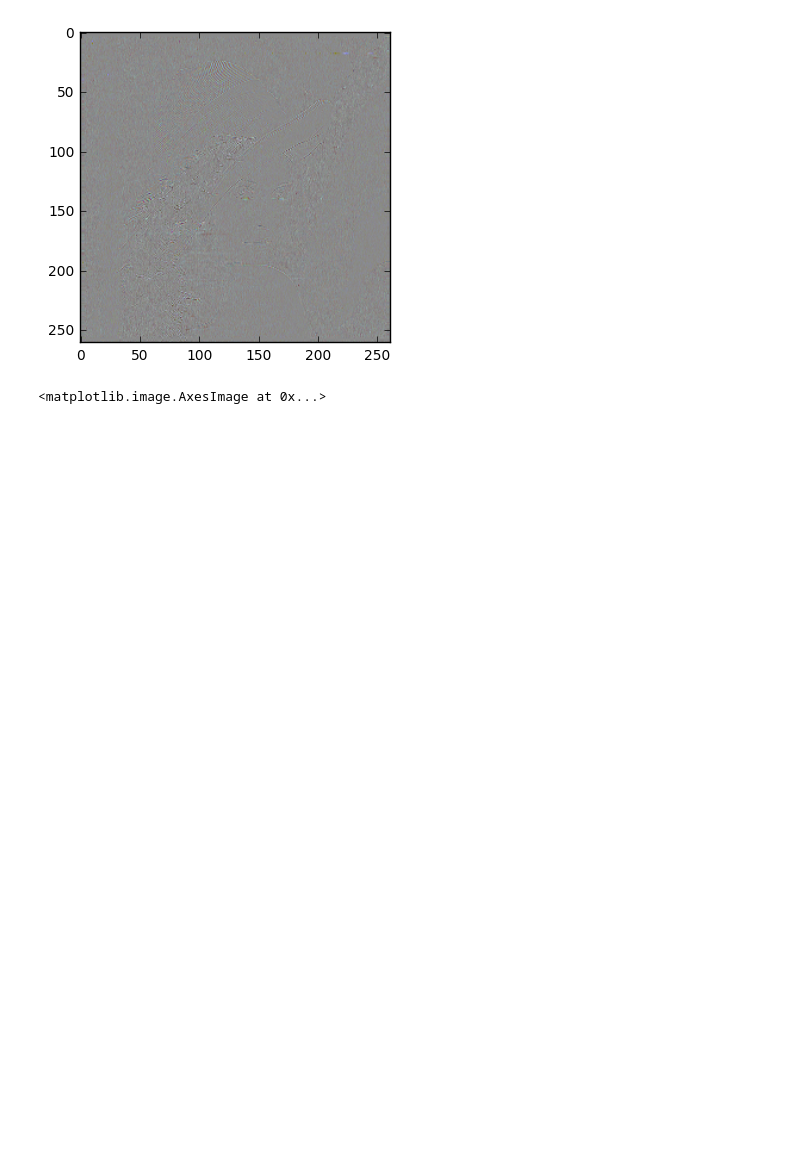
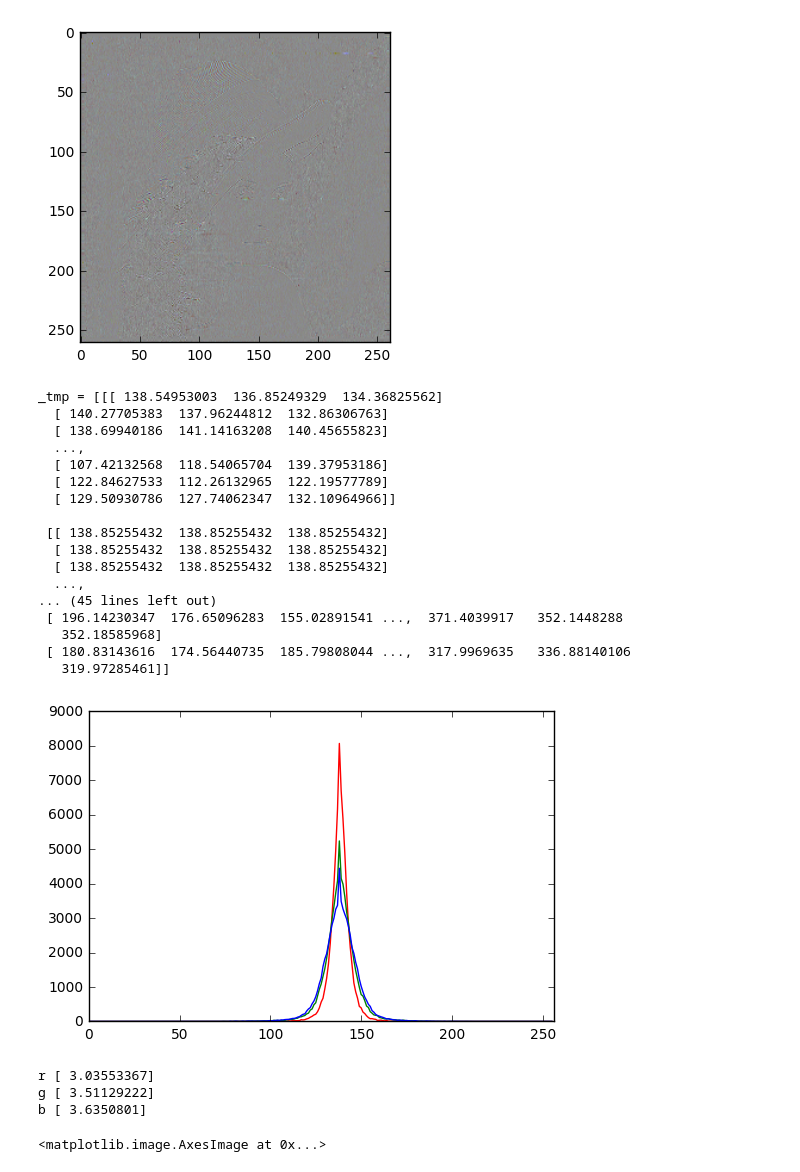
Before and after one commit to vicente-gonzalez-ruiz/pyramids-and-wavelets, a Jupyter notebook: Pyramids_and_Wavelets.ipynb, the cells around one changed output. Drawn from its saved outputs; the diff is of its cells as text; code cells hidden in the pictures; blank space fills up the shorter version.

```diff
--- a/Pyramids_and_Wavelets.ipynb
+++ b/Pyramids_and_Wavelets.ipynb
@@ -467,6 +550,44 @@ plt.imshow(tmp)
 # %% [output]
 <matplotlib.image.AxesImage at 0x...>
 [figure]
+# %%
+# Histogram of the LH0 subband
+_tmp = tmp[:][:][:]*256
+# print("_tmp =", _tmp, "\ncoeffs[0][0] =", coeffs[0][0])
+histr = [0 for col in colors]
+for i,col in enumerate(colors):
+    histr[i] = cv2.calcHist([_tmp],[i],None,[256],[0,256])
+    plt.plot(histr[i], color = col)
+plt.xlim([0,256])
+plt.show()
+# %% [output]
+_tmp = [[[ 138.54953003  136.85249329  134.36825562]
+  [ 140.27705383  137.96244812  132.86306763]
+  [ 138.69940186  141.14163208  140.45655823]
+  ...,
+  [ 107.42132568  118.54065704  139.37953186]
+  [ 122.84627533  112.26132965  122.19577789]
+  [ 129.50930786  127.74062347  132.10964966]]
+
+ [[ 138.85255432  138.85255432  138.85255432]
+  [ 138.85255432  138.85255432  138.85255432]
+  [ 138.85255432  138.85255432  138.85255432]
+  ...,
+... (45 lines left out)
+ [ 196.14230347  176.65096283  155.02891541 ...,  371.4039917   352.1448288
+   352.18585968]
+ [ 180.83143616  174.56440735  185.79808044 ...,  317.9969635   336.88140106
+   319.97285461]]
+[figure, added]
+# %%
+entropy = [0. for i,col in enumerate(colors)]
+for i,col in enumerate(colors):
+    entropy[i] = st.entropy(histr[i])
+    print(col, entropy[i])
+# %% [output]
+r [ 3.03553367]
+g [ 3.51129222]
+b [ 3.6350801]
 # %%
 tmp = np.zeros((coeffs[0][0].shape[0],coeffs[0][0].shape[1],3), 'float32')
 tmp[..., 0] = coeffs[0][1][1]
```
Also changed, not shown: parts of 17 cells of this notebook.
